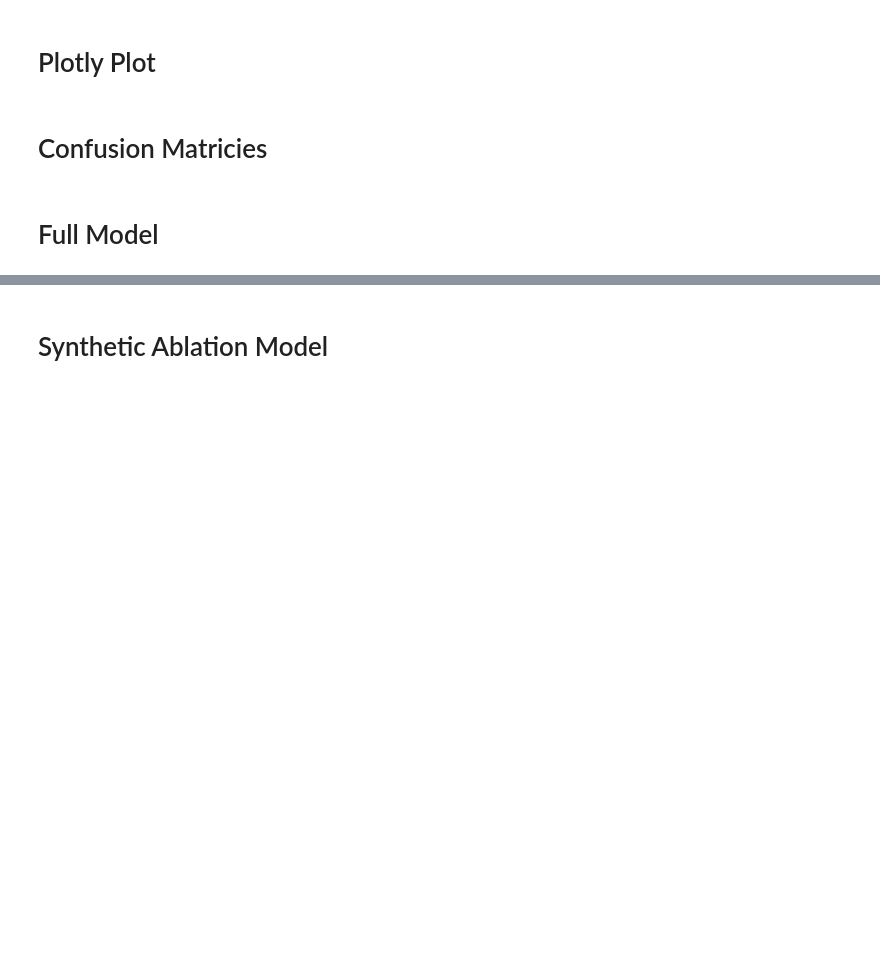
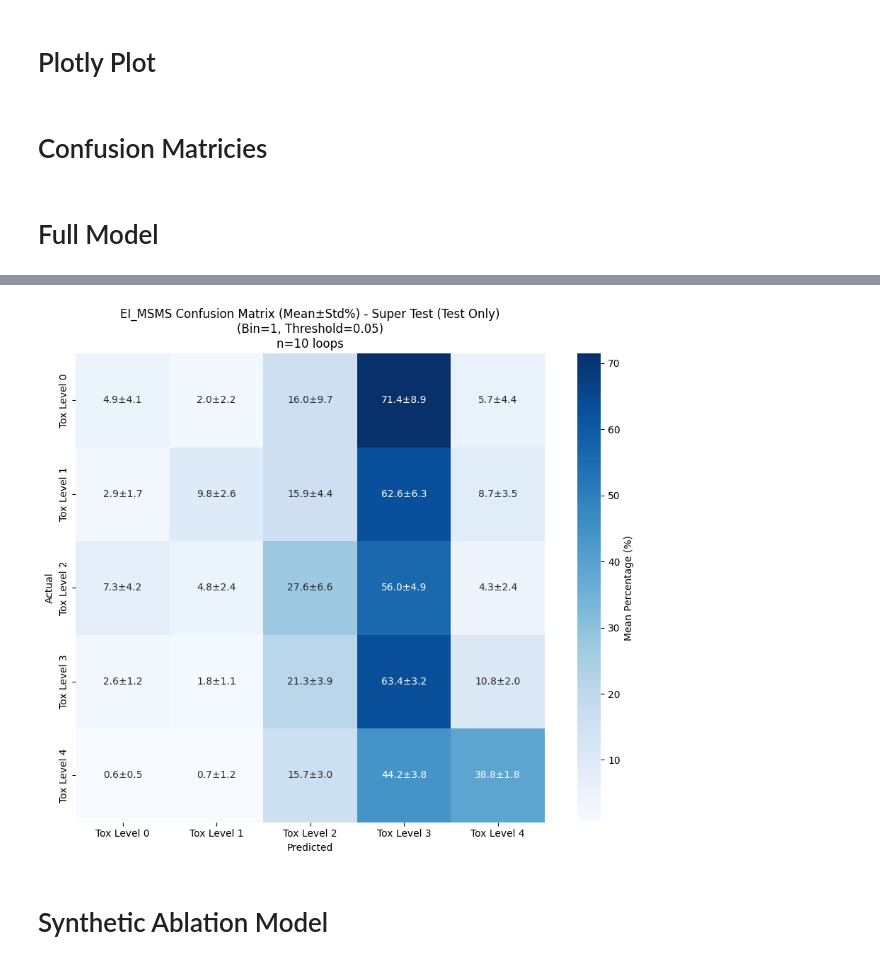
Before and after one commit to DashLLipsey/PREDICT-MIT-LL, a Jupyter notebook: Python_files/EI_MSMS_confusion_plots_analysis.ipynb, the cells around one changed output, grey strips where cells are left out. Drawn from its saved outputs; the diff is of its cells as text; code cells hidden in the pictures; blank space fills up the shorter version.

```diff
--- a/Python_files/EI_MSMS_confusion_plots_analysis.ipynb
+++ b/Python_files/EI_MSMS_confusion_plots_analysis.ipynb
@@ -741,17 +743,19 @@ create_percentage_confusion_matrix_mean_std_EI_MSMS(
 # %%
 # Super Test Full Model
 # Super Test - Full Model
 create_percentage_confusion_matrix_mean_std_EI_MSMS(
     folder='/home/dlipsey/MITLincolnLabs/MIT_LL_data/',
     folder_name='2_step_EI_MSMS_loop_super_test',  # Match SUPER_FINAL_DIR from training script
     bin_size=1,
     threshold_size=0.05,
     use_super_test=True,  # This will look for super_test_ prefix
     save_plots=False,
     test_in=True,
     train_in=False,
-    num_loops=1
+    num_loops=10
 )
+# %% [output]
+[figure, added]
 # %% [markdown]
 # Synthetic Ablation Model
 # %%
```
Also changed, not shown: parts of 3 cells of this notebook, 3 other files.
